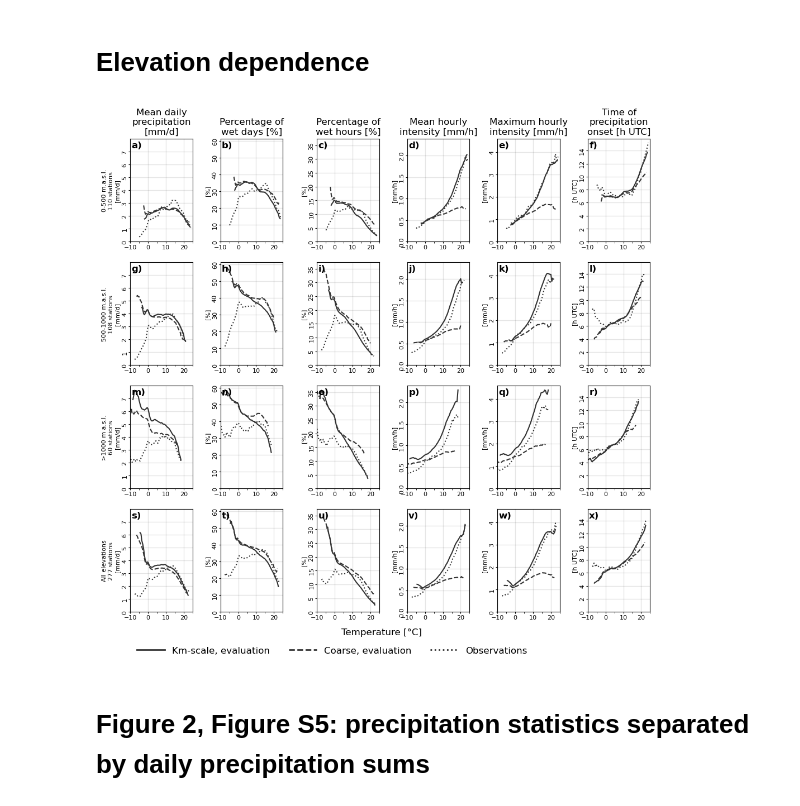
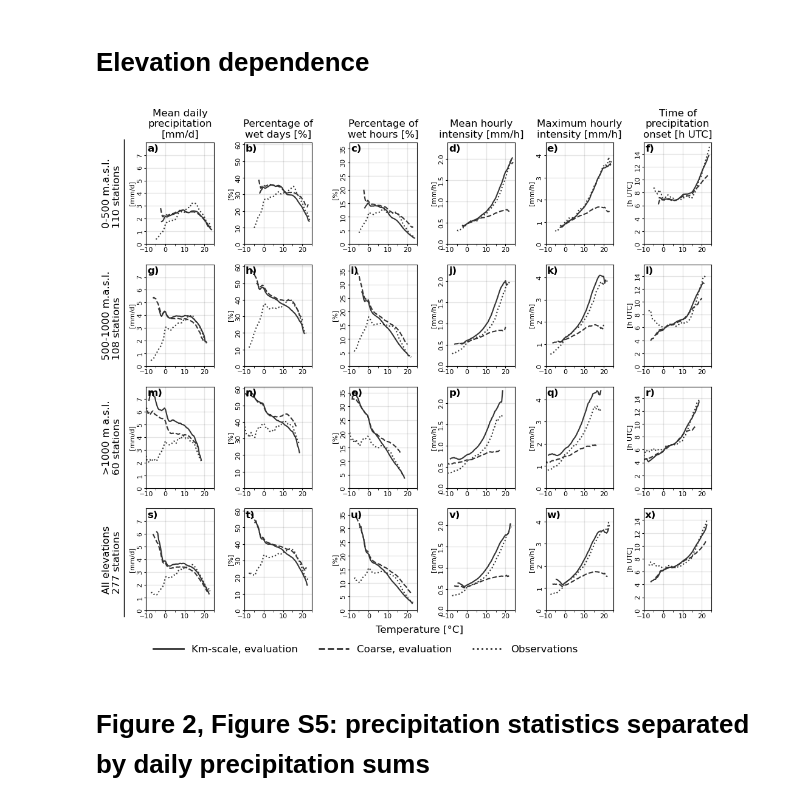
Before and after one commit to amedvedova/hourly_precipitation_biases, a Jupyter notebook: plot_data_review.ipynb, the cells around one changed output. Saved outputs shown, nothing was run; the diff lists cells and outputs as text; code cells hidden in the pictures.

```diff
--- a/plot_data_review.ipynb
+++ b/plot_data_review.ipynb
@@ -794,24 +1047,6 @@ for elev_band in elev_bands:
         dict_ds_elevations[f"ds_daystats_{res}_eval_dmean_allseasons_{elev_str}"] = open_and_prepare_dataset(f"{folder_processed_data}/various_daily_stats_{res}_ensemble_eval_dmean_allseasons.nc", apply_req=True, select_vars=True, elev_band=elev_band, get_mean=get_mean, **kwargs_req_daystats_year)
 # %%
 # SUPPLEMENTS: ADDED UPSCALED DATA + ELEVATION DEPENDENCE: EVALUATION ONLY
-# Variables to be plotted in Fig. 1 from the "daystats" files
-vars_alldays = [
-    "mean_daily_precipitation",
-    "wet_hour_mean_intensity_all",
-    "wet_hour_max_intensity_all",
-    "pr_onset_time_all",
-]
-
-# subplot titles for the variables above + others
-titles_alldays = [
-    "Mean daily\nprecipitation\n[mm/d]",
-    "Percentage of\nwet days [%]",
-    "Percentage of\nwet hours [%]",
-    "Mean hourly\nintensity [mm/h]",
-    "Maximum hourly\nintensity [mm/h]",
-    "Time of\nprecipitation\nonset [h UTC]",
-]
-
 
 rows = len(elev_bands)
 # use gridspec to add whitespace (narrow, empty axes)
@@ -824,7 +1059,7 @@ gs = mpl.gridspec.GridSpec(rows, 11, width_ratios=width_ratios, wspace=0)
 for season, x_position_vline, figname in zip(["allseasons", "JJA"][:1], [0.095, 0.09], ["Fig_1", "Fig_S4"]):
 
     # initiate figure without axes
-    fig = plt.figure(figsize=[12, 11])
+    fig = plt.figure(figsize=[12, 10])
 
     # create a placeholder array to hold the axes that will be added to the figure according to the gridspec
     axes = np.empty((rows, 6),  dtype=object)
@@ -849,14 +1084,12 @@ for season, x_position_vline, figname in zip(["allseasons", "JJA"][:1], [0.095,
         # get string with elevation band borders
         elev_str = f"{elev_band[0]}-{elev_band[1]}"
 
-        # 2nd + 3rd column: percentage of wet days and wet hours
         for res, ls in zip(["stations", "kmscale", "driving"], [ls_stations, ls_kmscale, ls_driving]):
+            # 2nd + 3rd column: percentage of wet days and wet hours
             dict_ds_elevations[f"ds_quantiles_{res}_eval_ddmean_allseasons_{elev_str}"]["wet_percentage"].plot(ax=axes[row_idx, 1], ls=ls, c=c1_eval)
             dict_ds_elevations[f"ds_quantiles_{res}_eval_hdmean_allseasons_{elev_str}"]["wet_percentage"].plot(ax=axes[row_idx, 2], ls=ls, c=c1_eval)
-
-        # Columns 1, 4, 5, 6: mean daily precipitation, mean daily intensity, max daily intensity, time of precipitation onset
-        for (v, i) in zip(vars_alldays, [0, 3, 4, 5]):
-            for res, ls in zip(["stations", "kmscale", "driving"], [ls_stations, ls_kmscale, ls_driving]):
+            # Columns 1, 4, 5, 6: mean daily precipitation, mean daily intensity, max daily intensity, time of precipitation onset
+            for (v, i) in zip(vars_alldays, [0, 3, 4, 5]):
                 dict_ds_elevations[f"ds_daystats_{res}_eval_dmean_allseasons_{elev_str}"][v].plot(ax=axes[row_idx, i], ls=ls, color=c1_eval)
 
     # Change axes settings: ranges, ticks, labels, etc
@@ -867,8 +1100,6 @@ for season, x_position_vline, figname in zip(["allseasons", "JJA"][:1], [0.095,
             ax.set_xlim(xlim_allyear)
         ax.set_xlabel("")
         decorate_axis(ax)
-
-    for ax in axes[0::2, :].flatten():
         ax.set_ylim(0, None)
 
     # set titles, x- and y-labels of the columns: others are set before
@@ -880,73 +1111,70 @@ for season, x_position_vline, figname in zip(["allseasons", "JJA"][:1], [0.095,
     labelpad = 2.35
     ticklength = 2.25
     tickpad = 1.25
+
     for col_idx, (unit, tick) in enumerate(zip(unit_labels, major_ticks_main)):
-        for row_idx, elev_band in enumerate(elev_bands):
-            # get string with elevation band borders
-            elev_str = f"{elev_band[0]}-{elev_band[1]}"
-        # get string with elevation band borders
-            if elev_band == (0, 9999):
-                row_label = "All elevations"
-            elif elev_band[1] == 9999:
-                row_label = f">{elev_band[0]} m a.s.l."
-            else:
-                row_label = f"{elev_band[0]}-{elev_band[1]} m.a.s.l."
-            num_stations = dict_ds_elevations[f"ds_daystats_stations_eval_dmean_allseasons_{elev_str}"].num_stations
-            # select axis
-            ax = axes[row_idx, col_idx]
-
-            if col_idx == 0:
-                # add units to each y-axis
-                ax.set_ylabel(f'{row_label}\n{num_stations} stations\n{unit}', labelpad=labelpad)
-            else:
-                ax.set_ylabel(f'{unit}', labelpad=labelpad)
-            # set major y-ticks
+        for ax in axes[:, col_idx].flatten():
+            ax.set_ylabel(f"{unit}", labelpad=labelpad)
             ax.yaxis.set_major_locator(mpl.ticker.MultipleLocator(base=tick))
             ax.tick_params(axis="both", length=ticklength, pad=tickpad)
             ax.tick_params(axis="y", labelrotation=90)
+
             for label in ax.get_yticklabels():
                 label.set_va("center")
 
-    # # add text to the first column: Evaluation
-    # x=0.078
-    # fig.text(x, 0.72, "Evaluation", rotation=90, fontsize=fontsize, va="center")
+    for row_idx, elev_band in enumerate(elev_bands):
+        # get string with elevation band borders
+        elev_str = f"{elev_band[0]}-{elev_band[1]}"
+
+        if elev_band == (0, 9999):
+            row_label = "All elevations"
+        elif elev_band[1] == 9999:
+            row_label = f">{elev_band[0]} m a.s.l."
+        else:
+            row_label = f"{elev_band[0]}-{elev_band[1]} m.a.s.l."
+
+        num_stations = dict_ds_elevations[f"ds_daystats_stations_eval_dmean_allseasons_{elev_str}"].num_stations
+        # select axis
+        ax = axes[row_idx, 0]
+        ax.text(-0.65, ax.yaxis.get_label().get_position()[1], f'{row_label}\n{num_stations} stations',
+                rotation=90, fontsize=fontsize, va="center", transform=ax.transAxes)
 
     fig.supxlabel("Temperature [°C]", y=0.07)
 
-    # # add vertical line in the left side of the plot
-    # x = x_position_vline
-    # fig.add_artist(plt.Line2D([x, x], [0.1, 0.885], transform=fig.transFigure,
-    #               color='k', linestyle='-', linewidth=1))
+    # add vertical line in the left side of the plot
+    x = x_position_vline
+    fig.add_artist(plt.Line2D([x, x], [0.1, 0.885], transform=fig.transFigure,
+                  color='k', linestyle='-', linewidth=1))
 
     # add subplot labels: letters in the upper left corner
     for ax, letter in zip(axes.flatten(), string.ascii_lowercase):
         ax.text(0.02, 0.98, f"{letter})", transform=ax.transAxes,
         fontweight="bold", va="top")
 
     # legend
     axes[-1, 0].legend(
         handles=handles_all_datasets[:3],
         bbox_to_anchor=[0, -0.27],
         borderpad=0.2,
         ncol=3,
         handlelength=3,
         frameon=False,
         loc="upper left")
 
     # for col, y0 in zip([3, 4], [0.5, 1.2]):
     #     for ax in axes[:, col].flatten():
     #         x = np.arange(-10, 30, 0.2)
     #         y = y0 * np.power(1.07, x)
     #         ax.plot(x, y, color=c3_eval, linewidth=1, ls="-", zorder=0)
 
     # # save file
     # if savefigs:
     #     fig.savefig(os.path.join(folder_figures, f"{figname}.pdf"),
     #         dpi=200,
     #         bbox_inches="tight",
     #         format="pdf")
 # %% [output]
-[figure, old version]
+[figure, new version]
 # %% [markdown]
 # Figure 2, Figure S5: precipitation statistics separated by daily precipitation sums
 # %% [markdown]
```
Also changed, not shown: parts of 16 cells of this notebook, 4 other files.
